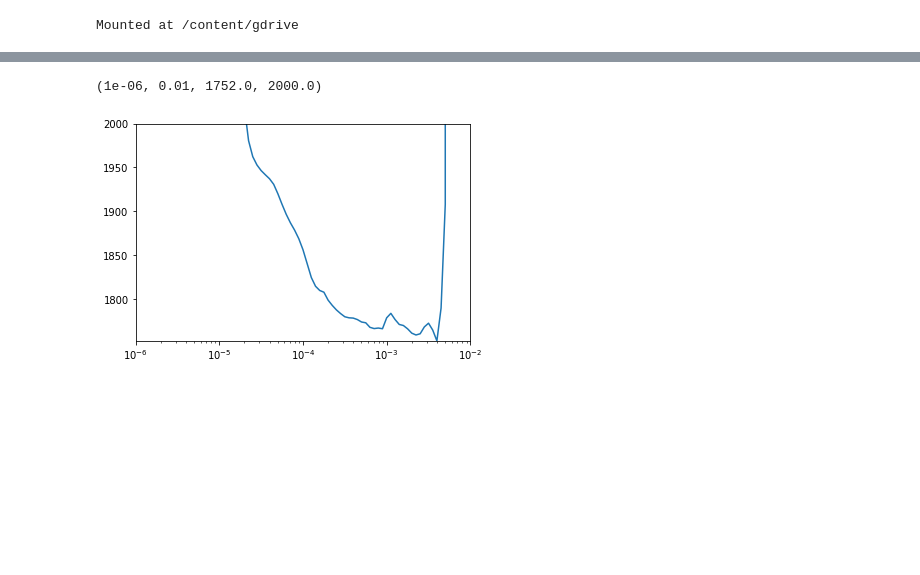
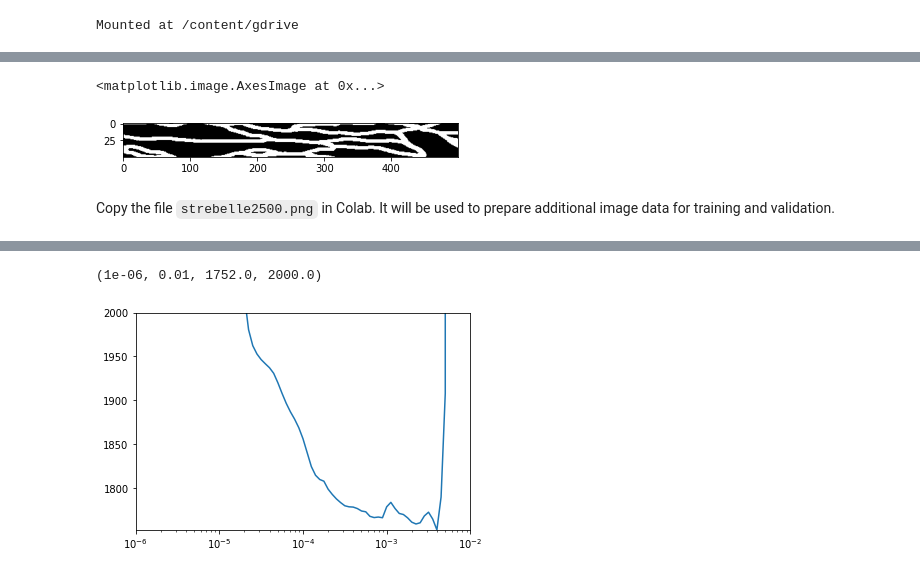
Before and after one commit to lamd91/VAE_DA, a Jupyter notebook: VAE_MPS_TPUStrategy.ipynb, the cells around one changed output, grey strips where cells are left out. Saved outputs shown, nothing was run; the diff lists cells and outputs as text; code cells hidden in the pictures; blank space fills up the shorter version.

```diff
--- a/VAE_MPS_TPUStrategy.ipynb
+++ b/VAE_MPS_TPUStrategy.ipynb
@@ -40,0 +51,13 @@ INFO:tensorflow:*** Num TPU Workers: 1
+# %%
+!tar -xf "/content/gdrive/My Drive/mps_simulations.tar.gz"
+!rm -r images/.ipynb_checkpoints
+
+# Show one example of MPS simulation image that will be used for training
+i = random.randint(0, 1999)
+image = pickle.load(open(f'images/img-{i}.pickle', 'rb')).astype('uint8')
+plt.imshow(image, cmap='gray')
+# %% [output]
+<matplotlib.image.AxesImage at 0x...>
+[figure, added]
+# %% [markdown]
+Copy the file `strebelle2500.png` in Colab. It will be used to prepare additional image data for training and validation.
```
Also changed, not shown: parts of 24 cells of this notebook.
